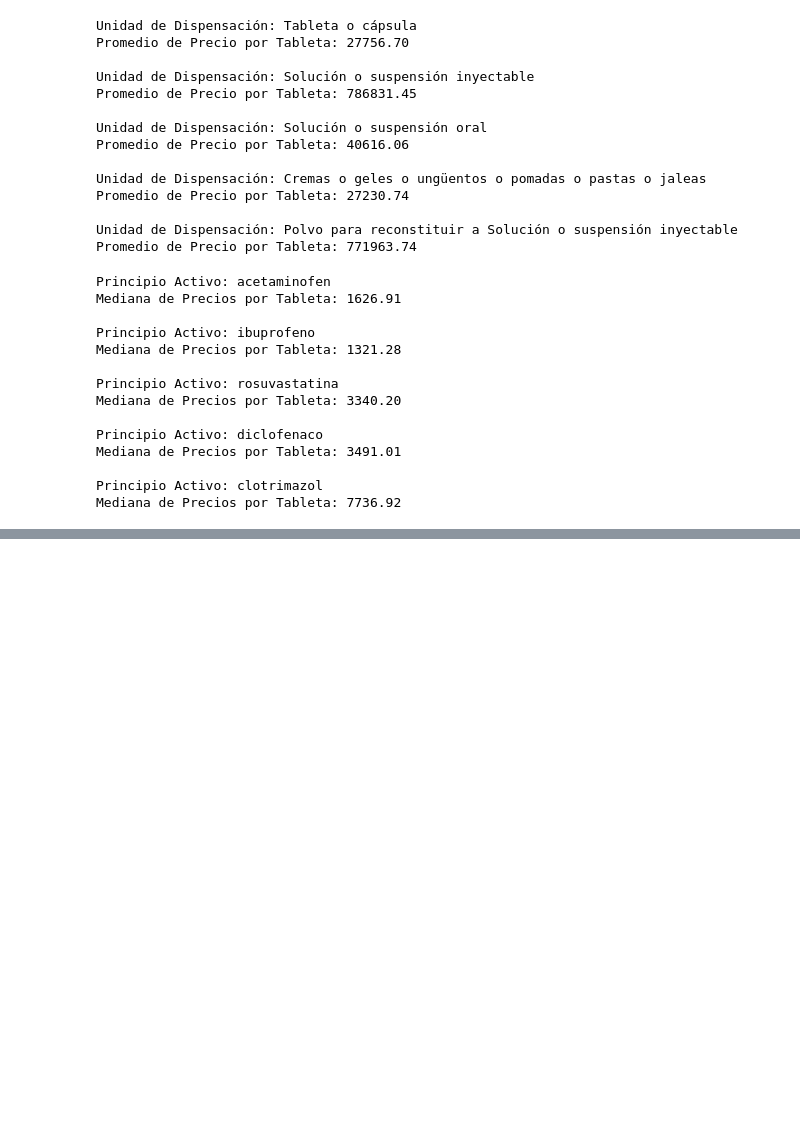
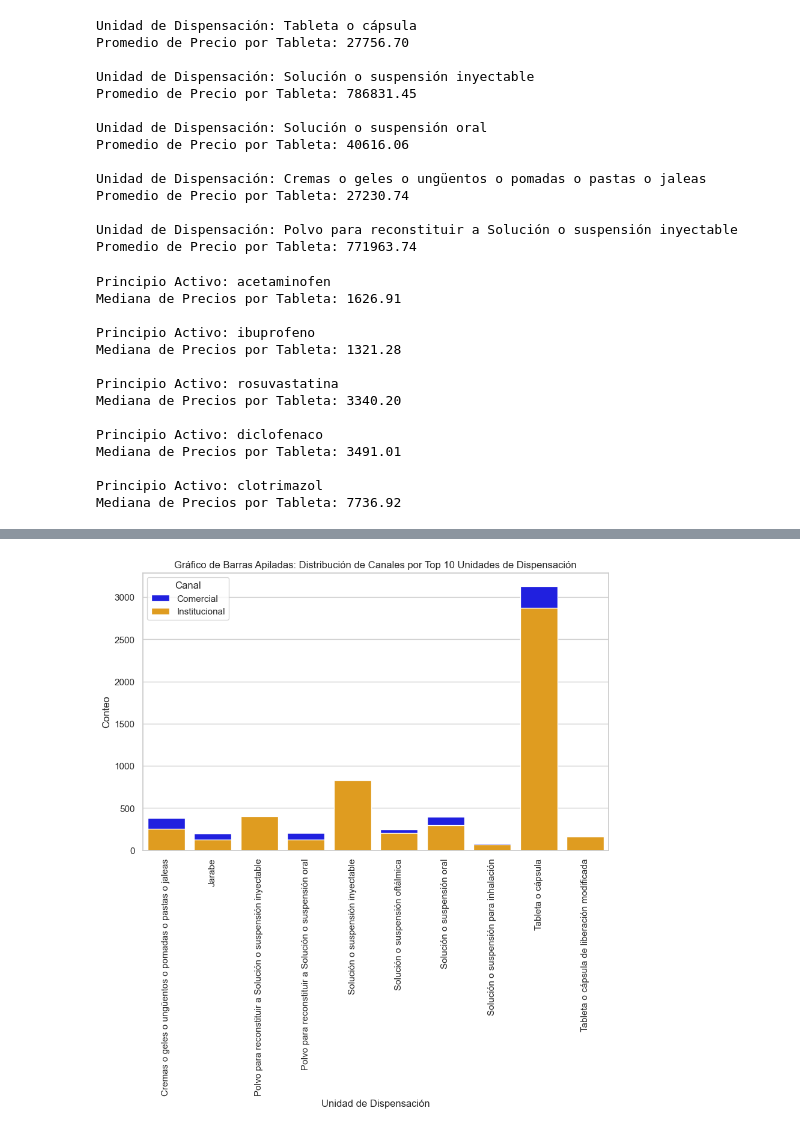
Before and after one commit to Cristian-UdeA/Acompa-amiento_grupo1_ciencia_de_datos, a Jupyter notebook: df_python.ipynb, the cells around one changed output, grey strips where cells are left out. Cells and saved outputs as stored; diff of their text form; code cells hidden in the pictures; blank space fills up the shorter version.

```diff
--- a/df_python.ipynb
+++ b/df_python.ipynb
@@ -471,0 +506,19 @@ Mediana de Precios por Tableta: 7736.92
+# %%
+#Create a cross table of channels by dispensing units.
+channel_cross_tab = pd.crosstab(index=df_top_dispensacion["unidad_de_dispensacion"], columns=df_top_dispensacion["canal"])
+# %%
+# Set the Seaborn style
+sns.set_theme(style="whitegrid")
+# %%
+# Create the stacked bar chart with Seaborn
+plt.figure(figsize=(10, 6))
+sns.barplot(data=channel_cross_tab.reset_index(), x="unidad_de_dispensacion", y="Comercial", color="blue", label="Comercial")
+sns.barplot(data=channel_cross_tab.reset_index(), x="unidad_de_dispensacion", y="Institucional", color="orange", label="Institucional")
+plt.title("Gráfico de Barras Apiladas: Distribución de Canales por Top 10 Unidades de Dispensación")
+plt.xlabel("Unidad de Dispensación")
+plt.ylabel("Conteo")
+plt.xticks(rotation=90)
+plt.legend(title="Canal")
+plt.show()
+# %% [output]
+[figure, added]
```
Also changed, not shown: parts of 12 cells of this notebook, 1 other file.
